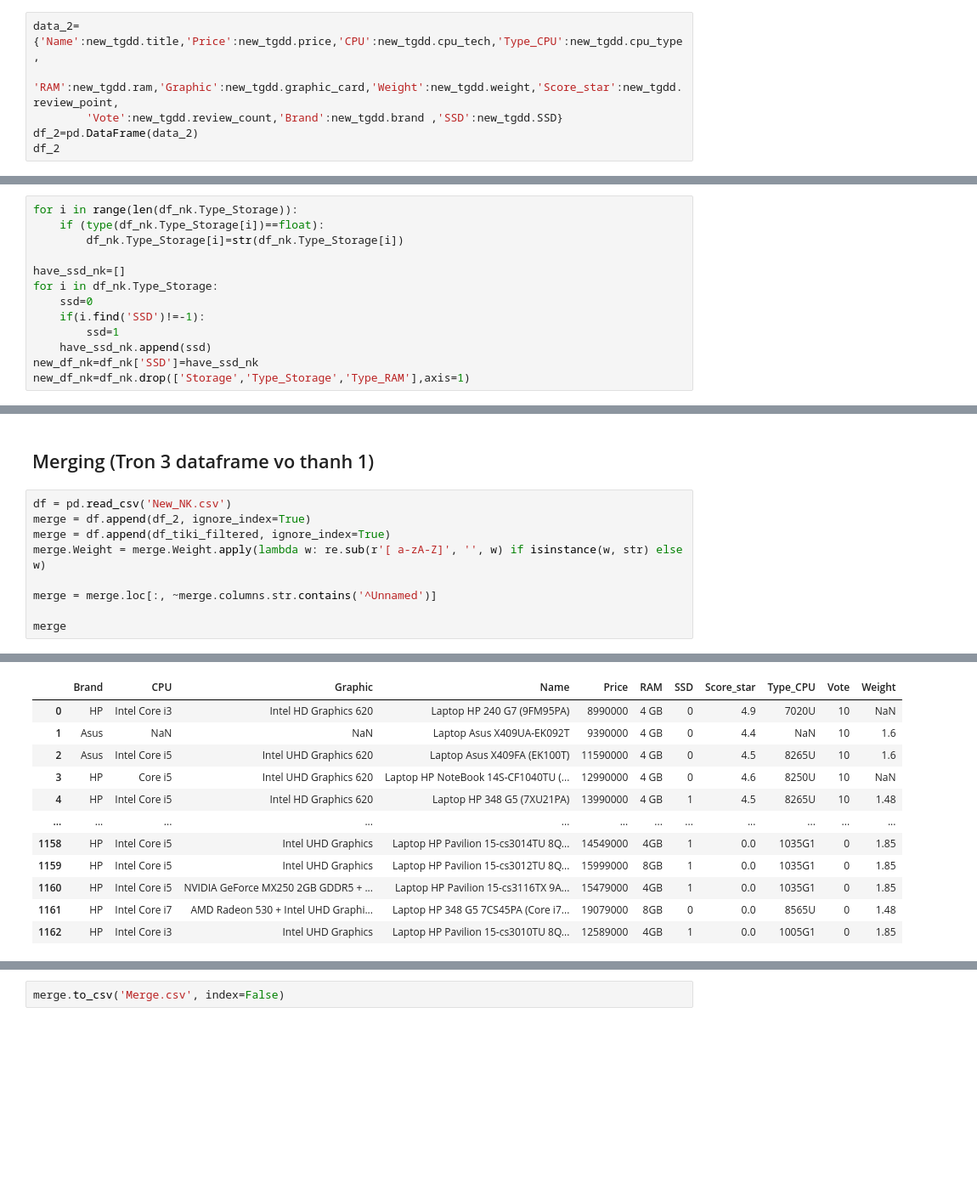
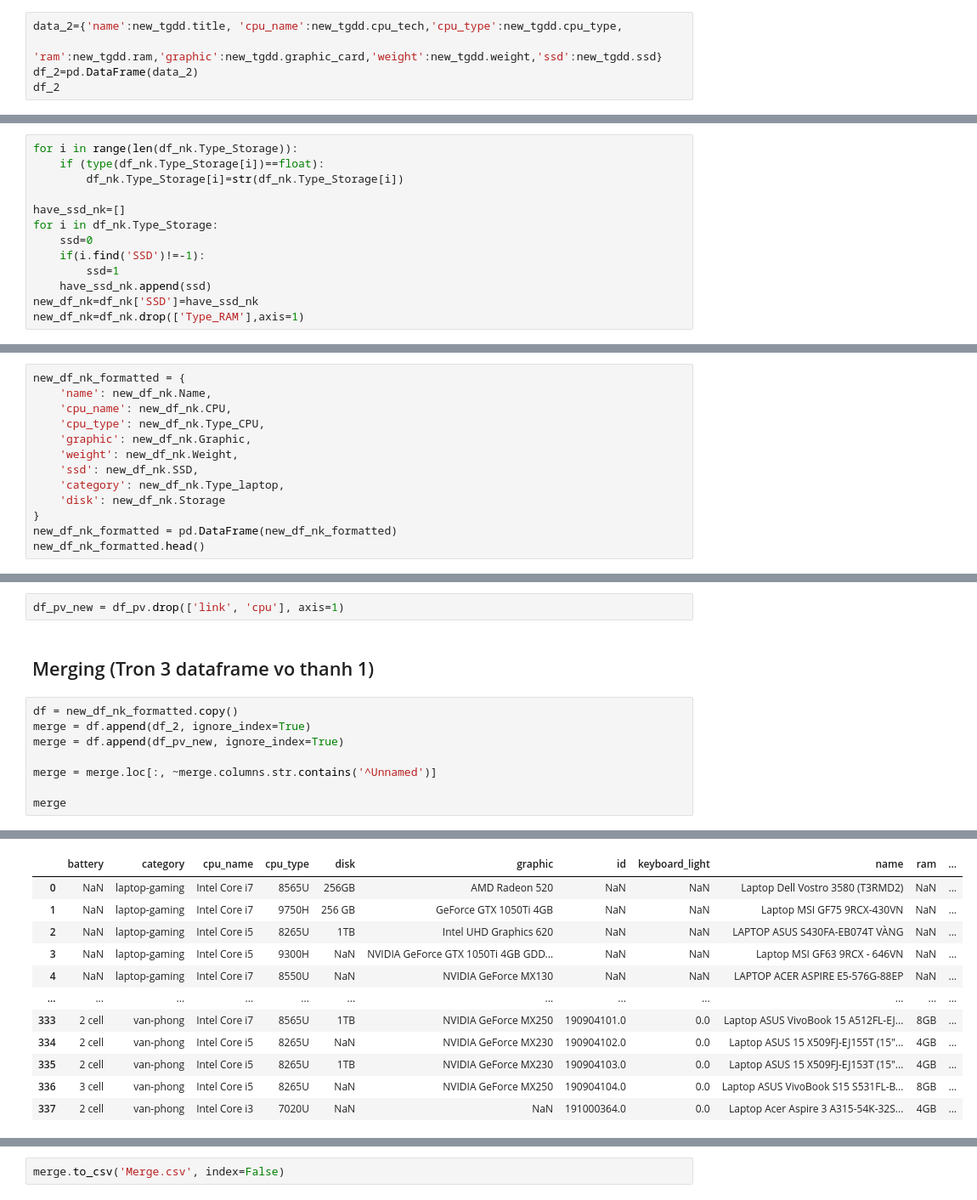
Before and after one commit to beohoang98/CS_DataScience_Project, a Jupyter notebook: crawler/Merge.ipynb, the cells around one changed output, grey strips where cells are left out. Shown: that part at 85% size. Cells and saved outputs as stored; diff of their text form; blank space fills up the shorter version.

Commit message:
update merged

```diff
--- a/crawler/Merge.ipynb
+++ b/crawler/Merge.ipynb
@@ -90,7 +88,6 @@ new_tgdd
 # %%
-data_2={'Name':new_tgdd.title,'Price':new_tgdd.price,'CPU':new_tgdd.cpu_tech,'Type_CPU':new_tgdd.cpu_type,
-       'RAM':new_tgdd.ram,'Graphic':new_tgdd.graphic_card,'Weight':new_tgdd.weight,'Score_star':new_tgdd.review_point,
-        'Vote':new_tgdd.review_count,'Brand':new_tgdd.brand	,'SSD':new_tgdd.SSD}
+data_2={'name':new_tgdd.title, 'cpu_name':new_tgdd.cpu_tech,'cpu_type':new_tgdd.cpu_type,
+       'ram':new_tgdd.ram,'graphic':new_tgdd.graphic_card,'weight':new_tgdd.weight,'ssd':new_tgdd.ssd}
 df_2=pd.DataFrame(data_2)
 df_2
 # %% [output]
@@ -121,4 +118,4 @@ for i in df_nk.Type_Storage:
         ssd=1
     have_ssd_nk.append(ssd)
 new_df_nk=df_nk['SSD']=have_ssd_nk
-new_df_nk=df_nk.drop(['Storage','Type_Storage','Type_RAM'],axis=1)
+new_df_nk=df_nk.drop(['Type_RAM'],axis=1)
@@ -164,0 +122,13 @@ df_tiki_filtered = pd.DataFrame(data_tiki_filtered)
+# %%
+new_df_nk_formatted = {
+    'name': new_df_nk.Name,
+    'cpu_name': new_df_nk.CPU,
+    'cpu_type': new_df_nk.Type_CPU,
+    'graphic': new_df_nk.Graphic,
+    'weight': new_df_nk.Weight,
+    'ssd': new_df_nk.SSD,
+    'category': new_df_nk.Type_laptop,
+    'disk': new_df_nk.Storage
+}
+new_df_nk_formatted = pd.DataFrame(new_df_nk_formatted)
+new_df_nk_formatted.head()
@@ -165,10 +144,11 @@ df_tiki_filtered = pd.DataFrame(data_tiki_filtered)
+# %%
+df_pv_new = df_pv.drop(['link', 'cpu'], axis=1)
 # %% [markdown]
 ## Merging (Tron 3 dataframe vo thanh 1)
 # %%
-df = pd.read_csv('New_NK.csv')
+df = new_df_nk_formatted.copy()
 merge = df.append(df_2, ignore_index=True)
-merge = df.append(df_tiki_filtered, ignore_index=True)
-merge.Weight = merge.Weight.apply(lambda w: re.sub(r'[ a-zA-Z]', '', w) if isinstance(w, str) else w)
+merge = df.append(df_pv_new, ignore_index=True)
 
 merge = merge.loc[:, ~merge.columns.str.contains('^Unnamed')]
 
@@ -177,12 +164,12 @@ merge
-|  | Brand | CPU | Graphic | Name | Price | RAM | SSD | Score_star | Type_CPU | Vote | Weight |
-| 0 | HP | Intel Core i3 | Intel HD Graphics 620 | Laptop HP 240 G7 (9FM95PA) | 8990000 | 4 GB | 0 | 4.9 | 7020U | 10 | NaN |
-| 1 | Asus | NaN | NaN | Laptop Asus X409UA-EK092T | 9390000 | 4 GB | 0 | 4.4 | NaN | 10 | 1.6 |
-| 2 | Asus | Intel Core i5 | Intel UHD Graphics 620 | Laptop Asus X409FA (EK100T) | 11590000 | 4 GB | 0 | 4.5 | 8265U | 10 | 1.6 |
-| 3 | HP | Core i5 | Intel UHD Graphics 620 | Laptop HP NoteBook 14S-CF1040TU (... | 12990000 | 4 GB | 0 | 4.6 | 8250U | 10 | NaN |
-| 4 | HP | Intel Core i5 | Intel HD Graphics 620 | Laptop HP 348 G5 (7XU21PA) | 13990000 | 4 GB | 1 | 4.5 | 8265U | 10 | 1.48 |
+|  | battery | category | cpu_name | cpu_type | disk | graphic | id | keyboard_light | name | ram | ... |
+| 0 | NaN | laptop-gaming | Intel Core i7 | 8565U | 256GB | AMD Radeon 520 | NaN | NaN | Laptop Dell Vostro 3580 (T3RMD2) | NaN | ... |
+| 1 | NaN | laptop-gaming | Intel Core i7 | 9750H | 256 GB | GeForce GTX 1050Ti 4GB | NaN | NaN | Laptop MSI GF75 9RCX-430VN | NaN | ... |
+| 2 | NaN | laptop-gaming | Intel Core i5 | 8265U | 1TB | Intel UHD Graphics 620 | NaN | NaN | LAPTOP ASUS S430FA-EB074T VÀNG | NaN | ... |
+| 3 | NaN | laptop-gaming | Intel Core i5 | 9300H | NaN | NVIDIA GeForce GTX 1050Ti 4GB GDD... | NaN | NaN | Laptop MSI GF63 9RCX - 646VN | NaN | ... |
+| 4 | NaN | laptop-gaming | Intel Core i7 | 8550U | NaN | NVIDIA GeForce MX130 | NaN | NaN | LAPTOP ACER ASPIRE E5-576G-88EP | NaN | ... |
 | ... | ... | ... | ... | ... | ... | ... | ... | ... | ... | ... | ... |
-| 1158 | HP | Intel Core i5 | Intel UHD Graphics | Laptop HP Pavilion 15-cs3014TU 8Q... | 14549000 | 4GB | 1 | 0.0 | 1035G1 | 0 | 1.85 |
-| 1159 | HP | Intel Core i5 | Intel UHD Graphics | Laptop HP Pavilion 15-cs3012TU 8Q... | 15999000 | 8GB | 1 | 0.0 | 1035G1 | 0 | 1.85 |
-| 1160 | HP | Intel Core i5 | NVIDIA GeForce MX250 2GB GDDR5 + ... | Laptop HP Pavilion 15-cs3116TX 9A... | 15479000 | 4GB | 1 | 0.0 | 1035G1 | 0 | 1.85 |
-| 1161 | HP | Intel Core i7 | AMD Radeon 530 + Intel UHD Graphi... | Laptop HP 348 G5 7CS45PA (Core i7... | 19079000 | 8GB | 0 | 0.0 | 8565U | 0 | 1.48 |
-| 1162 | HP | Intel Core i3 | Intel UHD Graphics | Laptop HP Pavilion 15-cs3010TU 8Q... | 12589000 | 4GB | 1 | 0.0 | 1005G1 | 0 | 1.85 |
+| 333 | 2 cell | van-phong | Intel Core i7 | 8565U | 1TB | NVIDIA GeForce MX250 | 190904101.0 | 0.0 | Laptop ASUS VivoBook 15 A512FL-EJ... | 8GB | ... |
+| 334 | 2 cell | van-phong | Intel Core i5 | 8265U | NaN | NVIDIA GeForce MX230 | 190904102.0 | 0.0 | Laptop ASUS 15 X509FJ-EJ155T (15"... | 4GB | ... |
+| 335 | 2 cell | van-phong | Intel Core i5 | 8265U | 1TB | NVIDIA GeForce MX230 | 190904103.0 | 0.0 | Laptop ASUS 15 X509FJ-EJ153T (15"... | 4GB | ... |
+| 336 | 3 cell | van-phong | Intel Core i5 | 8265U | NaN | NVIDIA GeForce MX250 | 190904104.0 | 0.0 | Laptop ASUS VivoBook S15 S531FL-B... | 8GB | ... |
+| 337 | 2 cell | van-phong | Intel Core i3 | 7020U | NaN | NaN | 191000364.0 | 0.0 | Laptop Acer Aspire 3 A315-54K-32S... | 4GB | ... |
```
Also changed, not shown: parts of 16 cells of this notebook, 3 other files.
